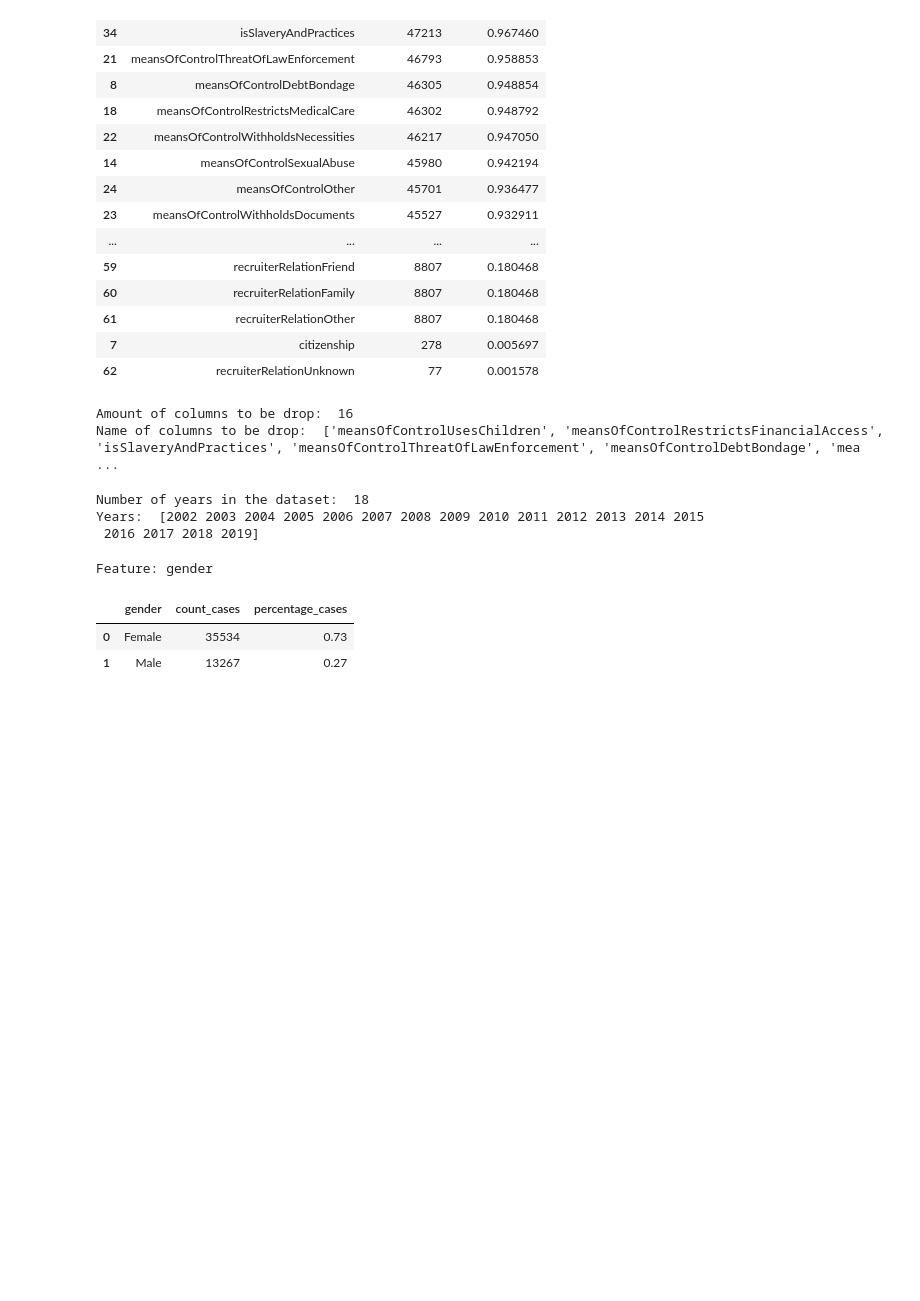
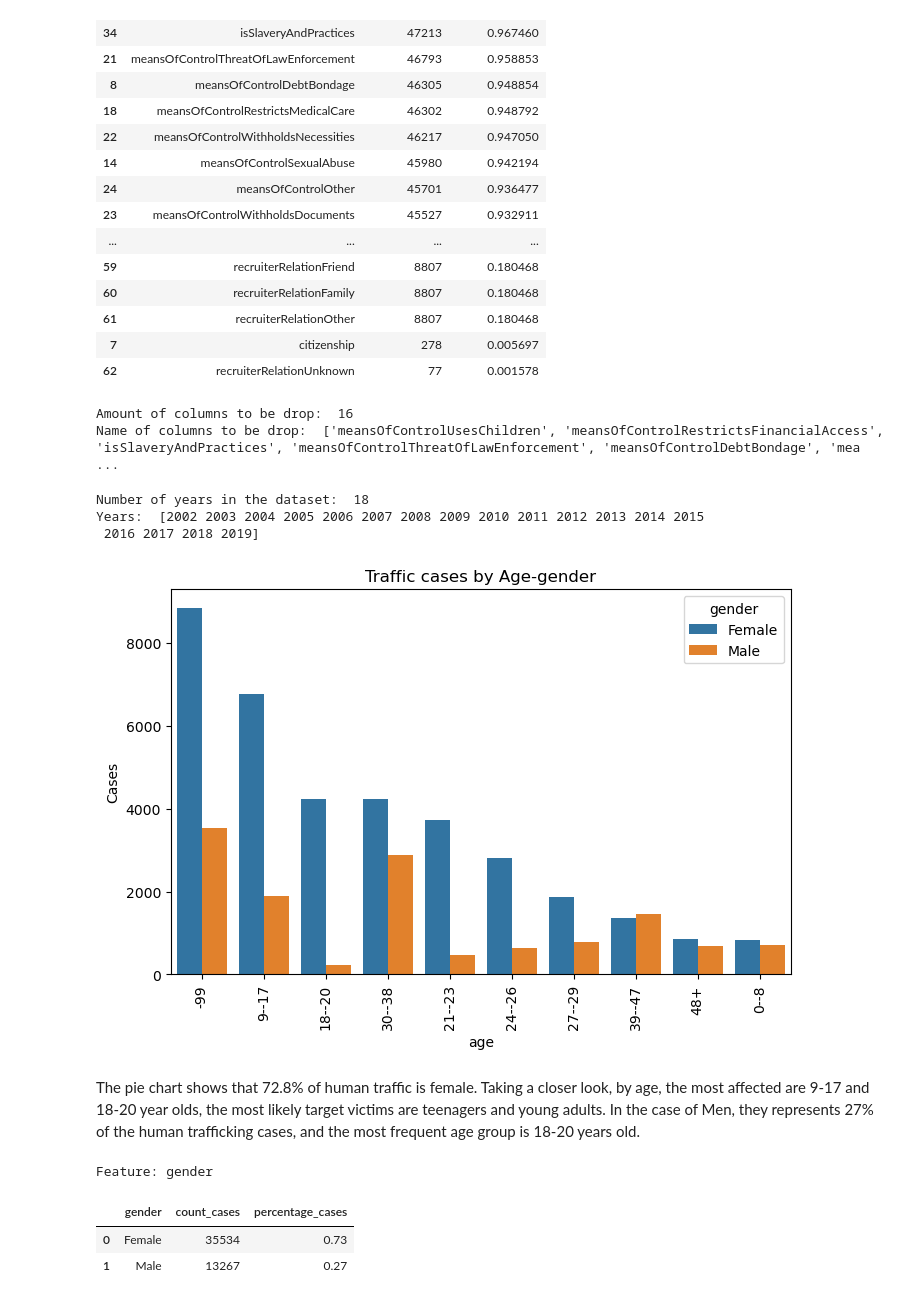
Before and after one commit to mgalvis60/Bayesian_ML_Human_Trafficking, a Jupyter notebook: Mateo/EDA_Bayesian.ipynb, the cells around one changed output. Drawn from its saved outputs; the diff is of its cells as text; code cells hidden in the pictures; blank space fills up the shorter version.

```diff
--- a/Mateo/EDA_Bayesian.ipynb
+++ b/Mateo/EDA_Bayesian.ipynb
@@ -547,6 +614,22 @@ df_global_dataset['count'] = 1
 Number of years in the dataset:  18
 Years:  [2002 2003 2004 2005 2006 2007 2008 2009 2010 2011 2012 2013 2014 2015
  2016 2017 2018 2019]
+# %%
+# Create datasets
+df_gender_age = df_global_dataset.groupby(['gender','ageBroad'])['count'].agg(['count']).reset_index()
+df_gender_age = df_gender_age.sort_values(by='count', ascending=False)
+# barplot
+plt.figure(figsize=(8,5))
+sns.barplot(x="ageBroad", y="count",hue='gender', data=df_gender_age)
+plt.title(f'Traffic cases by Age-gender')
+plt.xlabel('age')
+plt.ylabel('Cases')
+plt.xticks(rotation=90)
+plt.show()
+# %% [output]
+[figure, added]
+# %% [markdown]
+The pie chart shows that 72.8% of human traffic is female. Taking a closer look, by age, the most affected are 9-17 and 18-20 year olds, the most likely target victims are teenagers and young adults. In the case of Men, they represents 27% of the human trafficking cases, and the most frequent age group is 18-20 years old.
 # %%
 # Quick check categorical variables
 
```
Also changed, not shown: parts of 11 cells of this notebook.
